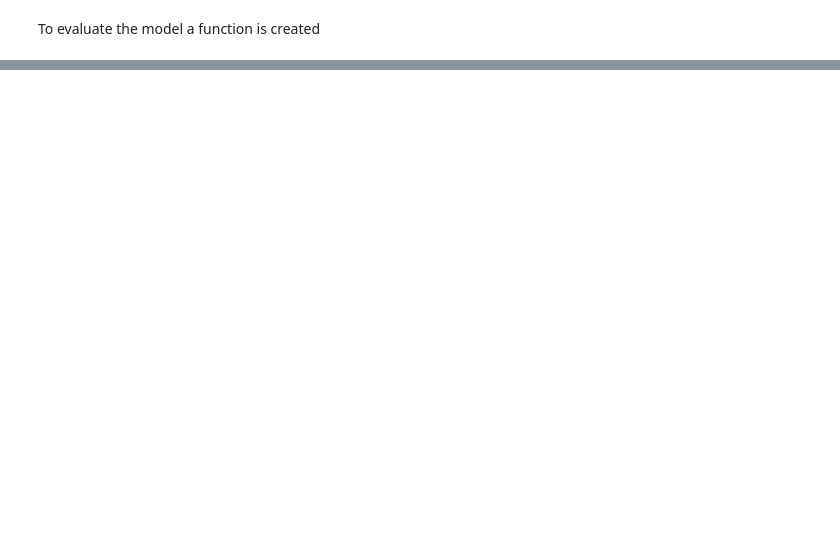
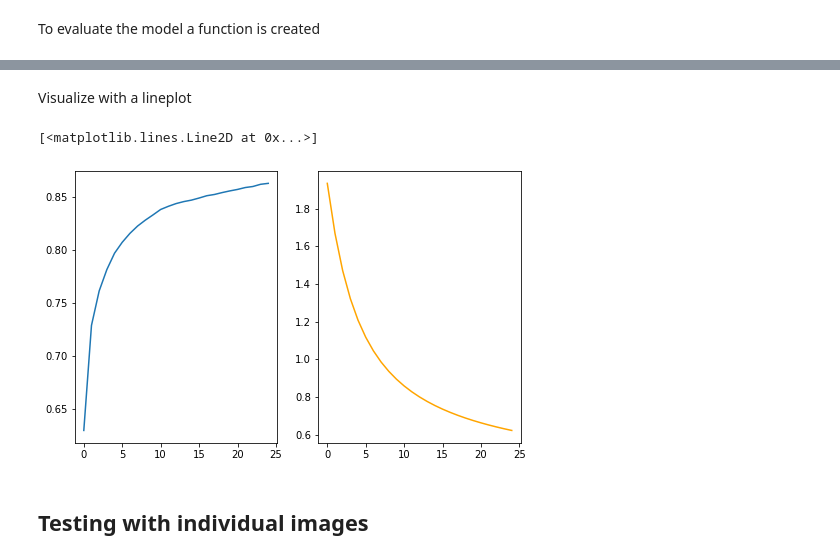
Before and after one commit to Edoch94/PyTorch-notes, a Jupyter notebook: image_classification.ipynb, the cells around one changed output, grey strips where cells are left out. Cells and saved outputs as stored; diff of their text form; code cells hidden in the pictures; blank space fills up the shorter version.

Commit message:
Image classification
Image classification notebook completed

```diff
--- a/image_classification.ipynb
+++ b/image_classification.ipynb
@@ -123,8 +123,8 @@ The dataset is divided into batches using the Dataloader method
 # %%
 from torch.utils.data import DataLoader
 
-train_loader = DataLoader(train_ds, batch_size=128, shuffle=True)
-validation_loader = DataLoader(val_ds, batch_size=128)
+train_loader = DataLoader(train_ds, batch_size=128, shuffle=True, pin_memory=True)
+validation_loader = DataLoader(val_ds, batch_size=128, pin_memory=True)
 # %% [markdown]
 ## The model
 
@@ -437,20 +480,37 @@ def evaluate(model, val_loader):
 # %%
-def fit(epochs, lr, model, train_loader, val_loader, opt_func=torch.optim.SGD):
-    optimizer = opt_func(model.parameters(), lr)
-    history = [] # for recording epoch-wise results
+def fit(epochs, learning_rate, model, train_loader, val_loader, opt_func=torch.optim.SGD):
 
+    # definition of the optimizer
+    optimizer = opt_func(model.parameters(), learning_rate)
+
+    # definition of history list to record the results
+    history = []
+
+    # training and validation steps for each epoch
     for epoch in range(epochs):
 
-        # Training Phase
+        # training step for each batch
         for batch in train_loader:
+
+            # loss computation using the loss method of the model class
             loss = model.training_step(batch)
+
+            # gradient computation
             loss.backward()
+
+            # update of weights and biases using the optimizer
             optimizer.step()
+
+            # reset of the gradients
             optimizer.zero_grad()
 
-        # Validation phase
+        # validation step for each batch
         result = evaluate(model, val_loader)
+
+        # show output at the end of the epoch
         model.epoch_end(epoch, result)
+
+        # history recording
         history.append(result)
 
     return history
@@ -456,0 +526,2 @@ def fit(epochs, lr, model, train_loader, val_loader, opt_func=torch.optim.SGD):
+# %%
+history1 = fit(25, 0.001, model, train_loader, validation_loader)
@@ -456,0 +546,17 @@ def fit(epochs, lr, model, train_loader, val_loader, opt_func=torch.optim.SGD):
+# %% [markdown]
+Visualize with a lineplot
+# %%
+import matplotlib.pyplot as plt
+%matplotlib inline
+
+accuracies = [result['val_acc'] for result in history1]
+losses = [result['val_loss'] for result in history1]
+
+fig, ax = plt.subplots(1,2,figsize=(8,5))
+ax[0].plot(range(len(accuracies)),accuracies)
+ax[1].plot(range(len(losses)),losses,c='orange')
+# %% [output]
+[<matplotlib.lines.Line2D at 0x...>]
+[figure, added]
+# %% [markdown]
+## Testing with individual images
```
Also changed, not shown: parts of 23 cells of this notebook.
